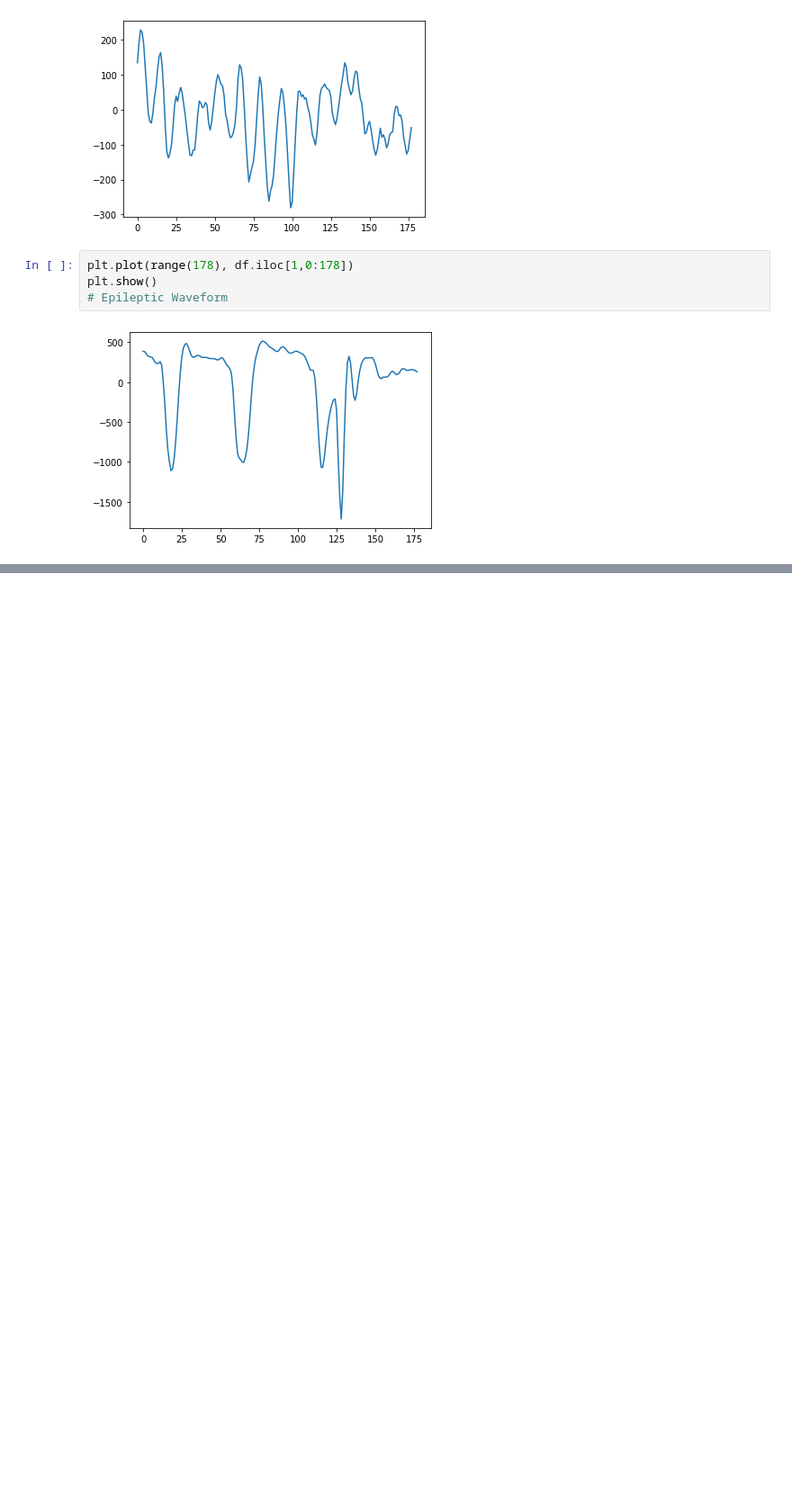
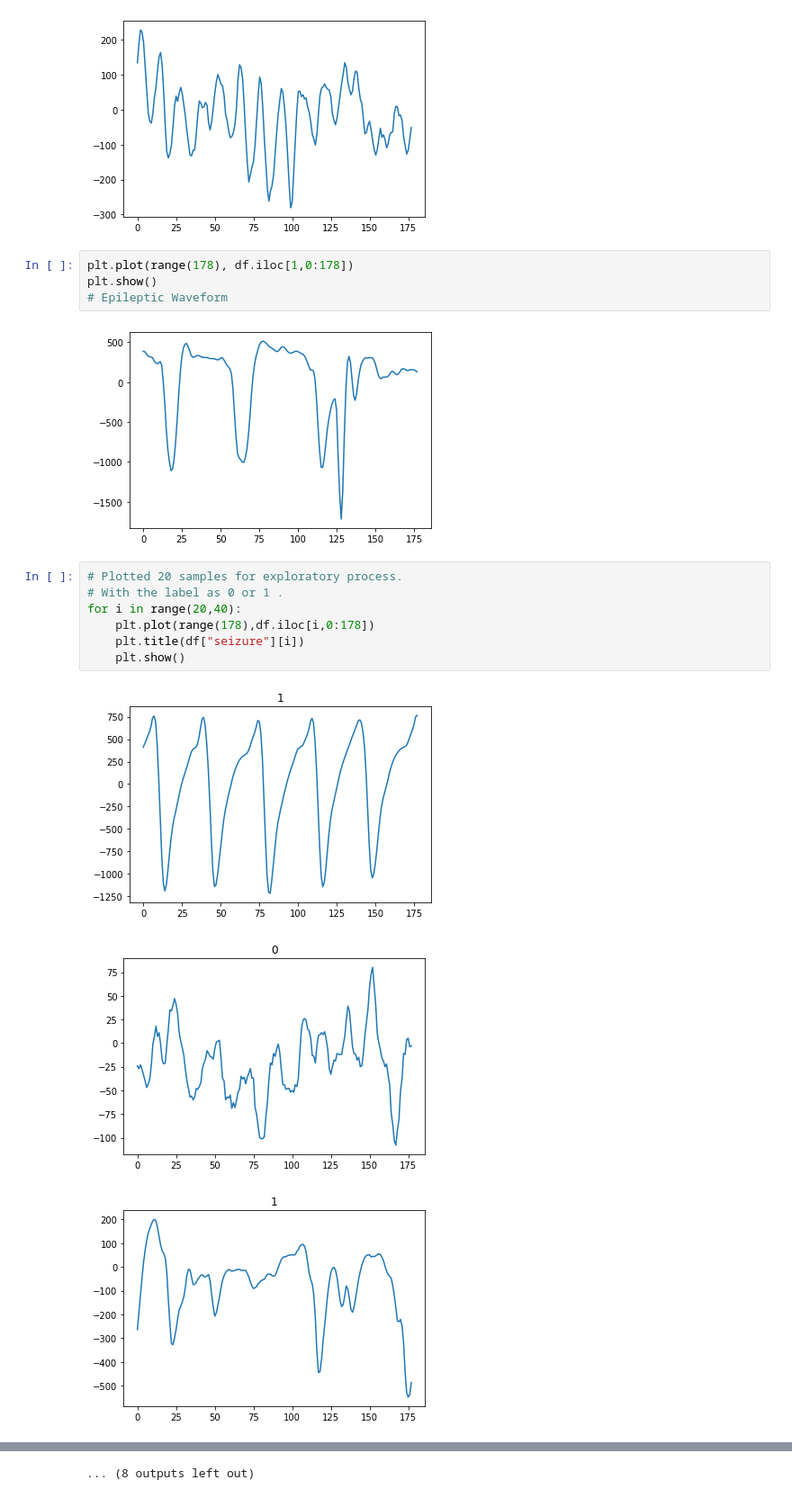
Before and after one commit to gauthampkrishnan/Epilepsy, a Jupyter notebook: Epileptic seizure Detection .ipynb, the cells around one changed output, grey strips where cells are left out. Shown at 90% size. Cells and saved outputs as stored; diff of their text form; blank space fills up the shorter version.

Commit message:
Normalisation of Data
Data has been normalised inorder to feed into deep neural network and has plotted a sample of 20 signals.

```diff
--- a/Epileptic seizure Detection .ipynb
+++ b/Epileptic seizure Detection .ipynb
@@ -82,3 +84,14 @@ plt.show()
 # Epileptic Waveform
 # %% [output]
 [figure]
+# %%
+# Plotted 20 samples for exploratory process.
+# With the label as 0 or 1 .
+for i in range(20,40):
+    plt.plot(range(178),df.iloc[i,0:178])
+    plt.title(df["seizure"][i])
+    plt.show()
+# %% [output]
+[figure, added]
+[figure, added]
+[figure, added]
@@ -84,0 +107 @@ plt.show()
+... (8 outputs left out)
```
Also changed, not shown: parts of 12 cells of this notebook.
